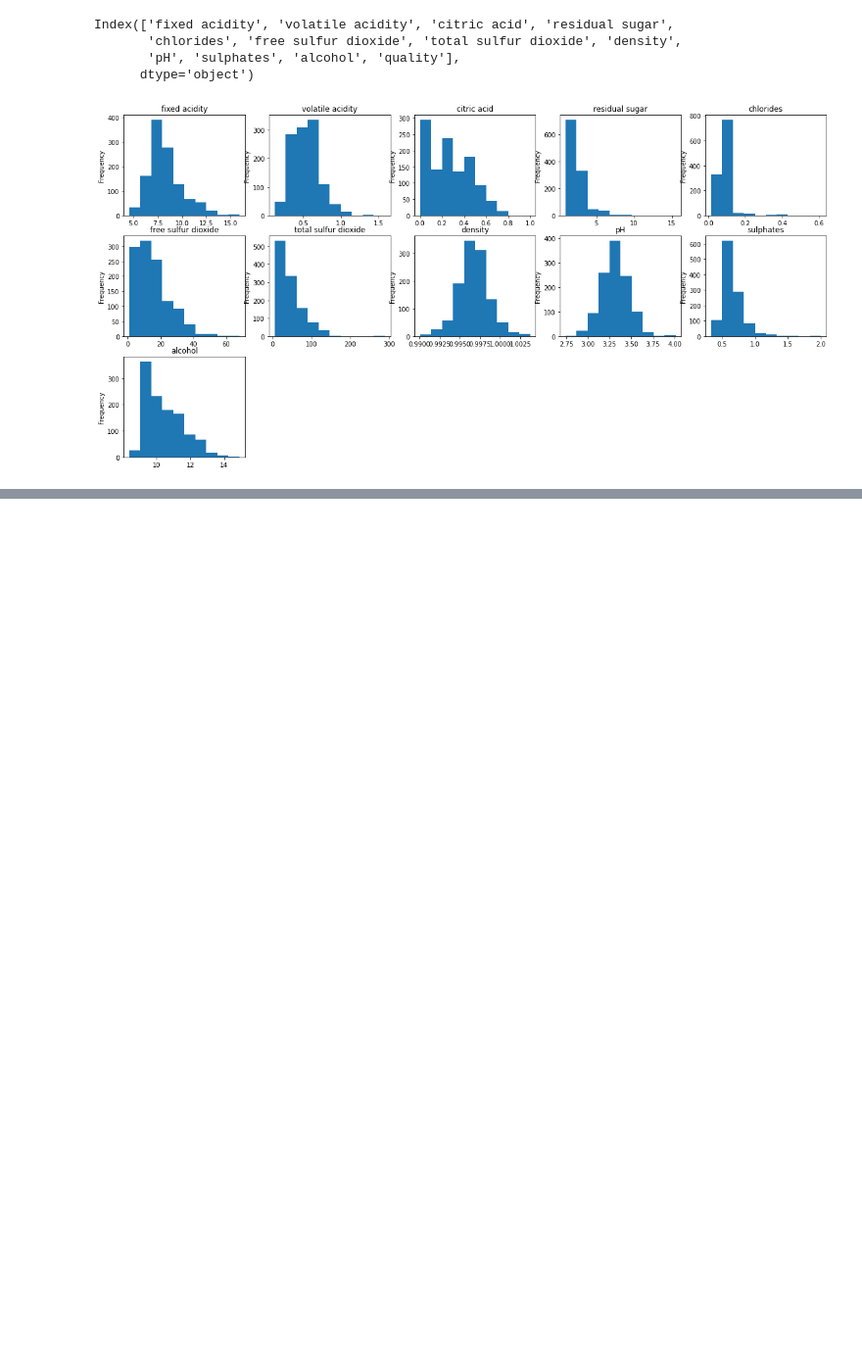
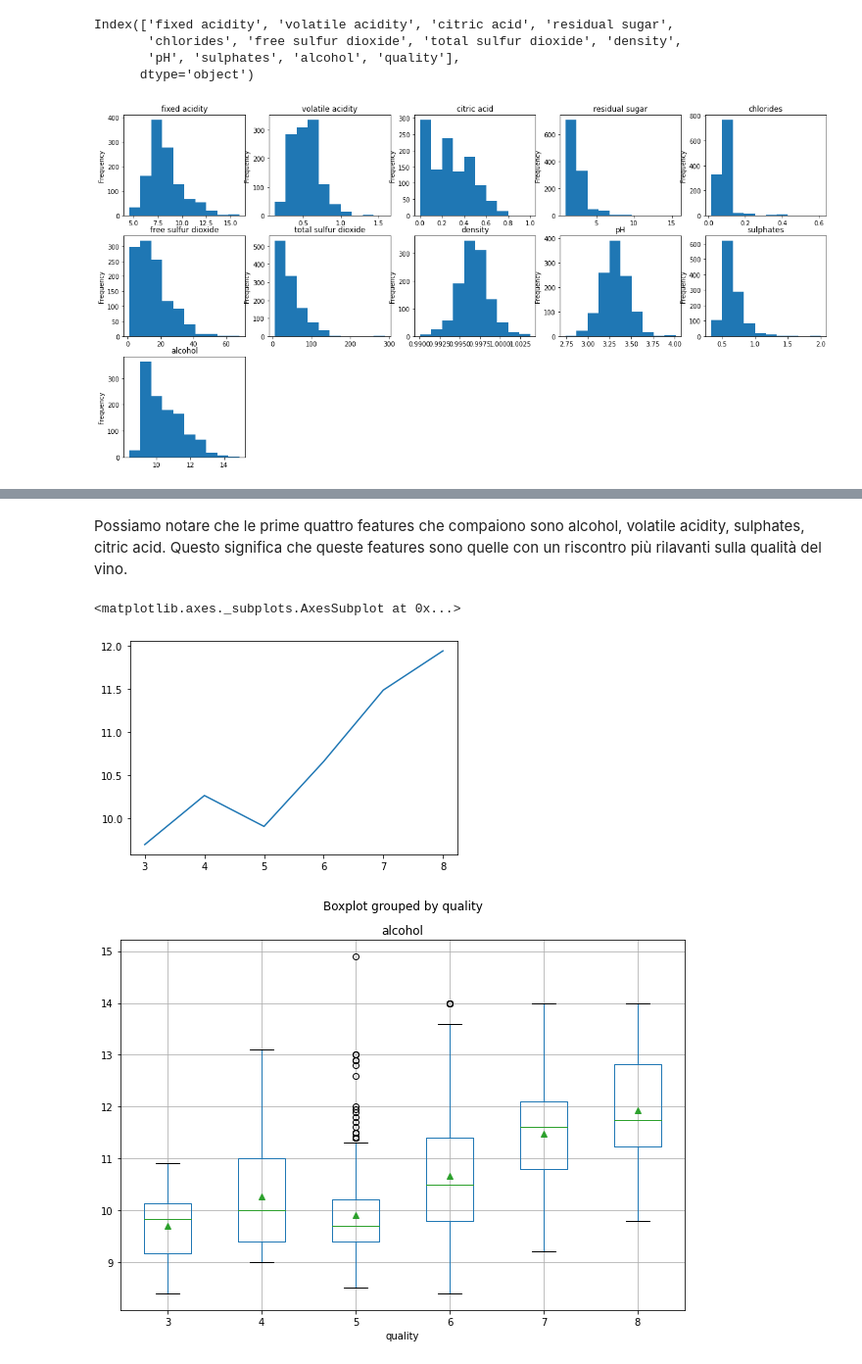
Before and after one commit to RyanPerrina/wine_classification, a Jupyter notebook: wine_classification.ipynb, the cells around one changed output, grey strips where cells are left out. Shown at 98% size. Saved outputs shown, nothing was run; the diff lists cells and outputs as text; code cells hidden in the pictures; blank space fills up the shorter version.

```diff
--- a/wine_classification.ipynb
+++ b/wine_classification.ipynb
@@ -110,0 +166,9 @@ for i,col in enumerate(data.columns[:-1],start=1):
+# %% [markdown]
+Possiamo notare che le prime quattro features che compaiono sono alcohol, volatile acidity, sulphates, citric acid. Questo significa che queste features sono quelle con un riscontro più rilavanti sulla qualità del vino.
+# %%
+plt.plot(data.groupby("quality")["alcohol"].mean().index,data.groupby("quality")["alcohol"].mean())
+data.boxplot(column="alcohol", by ="quality",showmeans=True,figsize=(10,7))
+# %% [output]
+<matplotlib.axes._subplots.AxesSubplot at 0x...>
+[figure, added]
+[figure, added]
```
Also changed, not shown: parts of 21 cells of this notebook.
